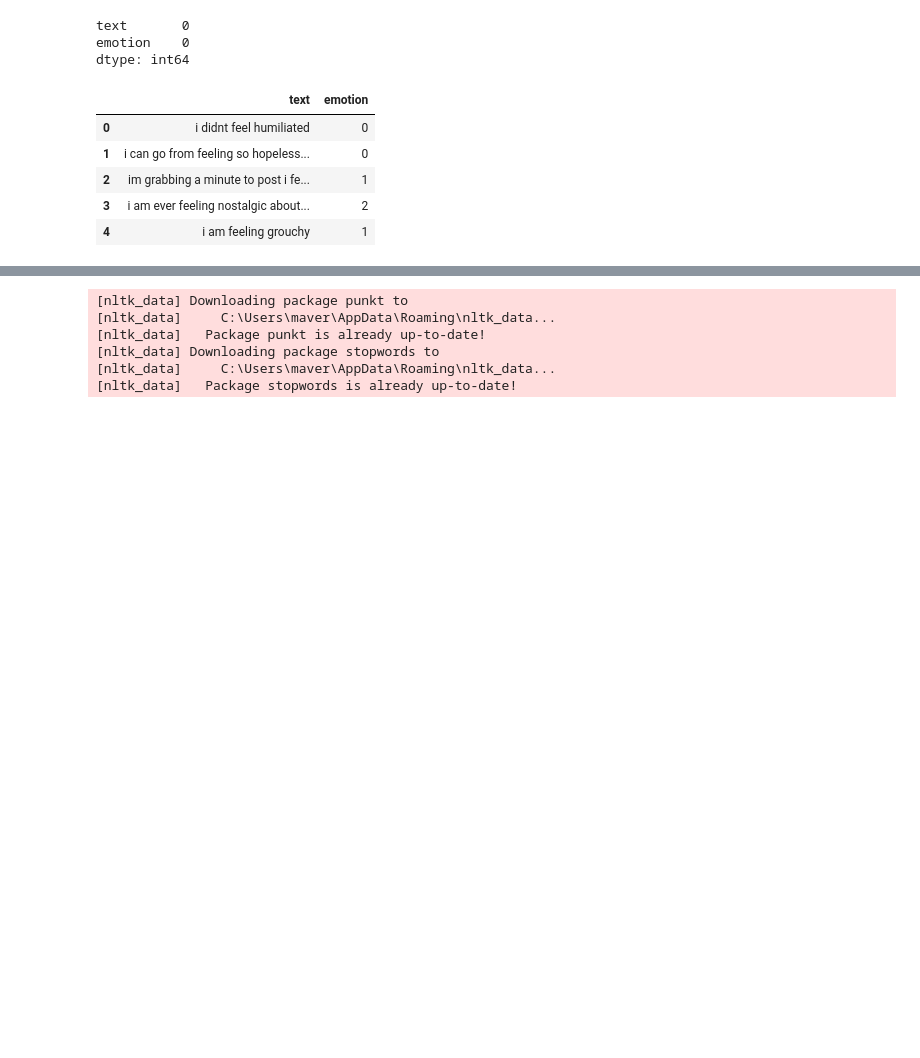
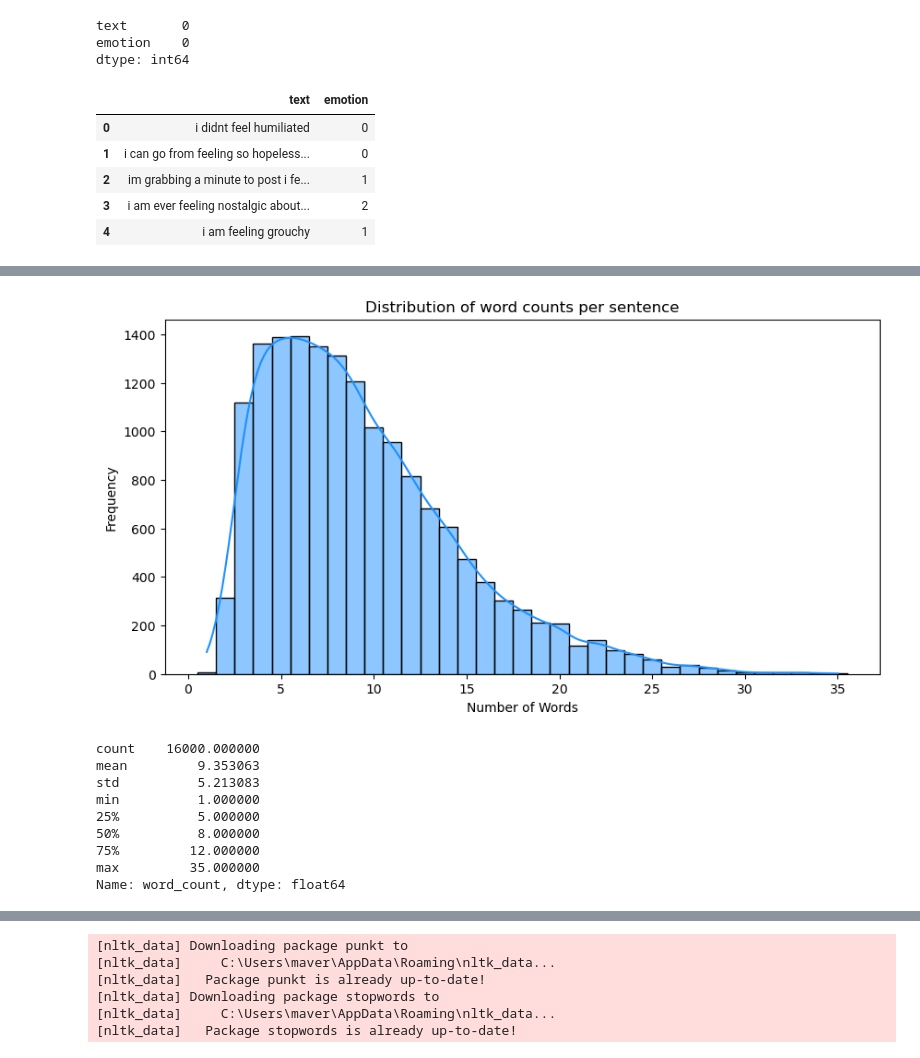
Before and after one commit to ravarnax/emotion-detection-nlp-comparison, a Jupyter notebook: Sentiment_Analysis_Comparison.ipynb, the cells around one changed output, grey strips where cells are left out. Cells and saved outputs as stored; diff of their text form; code cells hidden in the pictures; blank space fills up the shorter version.

```diff
--- a/Sentiment_Analysis_Comparison.ipynb
+++ b/Sentiment_Analysis_Comparison.ipynb
@@ -43,0 +71,24 @@ df['text'] = df['text'].apply(lambda x : x.lower())
+# %%
+# creating new column for word count
+df['word_count'] = df['text'].apply(lambda x : len(x.split()))
+
+# Plot word counts' distribution
+matplotlib.pyplot.figure(figsize=(10,5))
+sns.histplot(df['word_count'], discrete=True, kde=True, color='dodgerblue')
+matplotlib.pyplot.title('Distribution of word counts per sentence')
+matplotlib.pyplot.xlabel('Number of Words')
+matplotlib.pyplot.ylabel('Frequency')
+matplotlib.pyplot.show()
+
+print(df['word_count'].describe())
+# %% [output]
+[figure, added]
+count    16000.000000
+mean         9.353063
+std          5.213083
+min          1.000000
+25%          5.000000
+50%          8.000000
+75%         12.000000
+max         35.000000
+Name: word_count, dtype: float64
```
Also changed, not shown: parts of 3 cells of this notebook.
